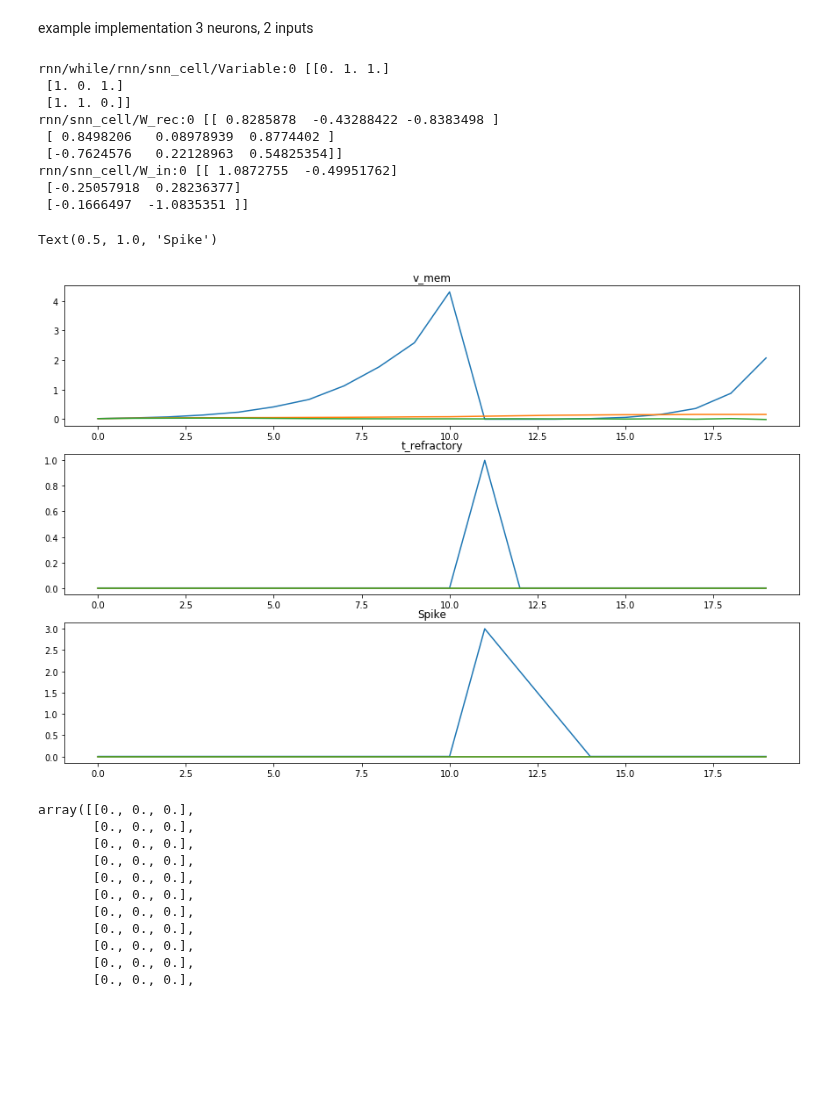
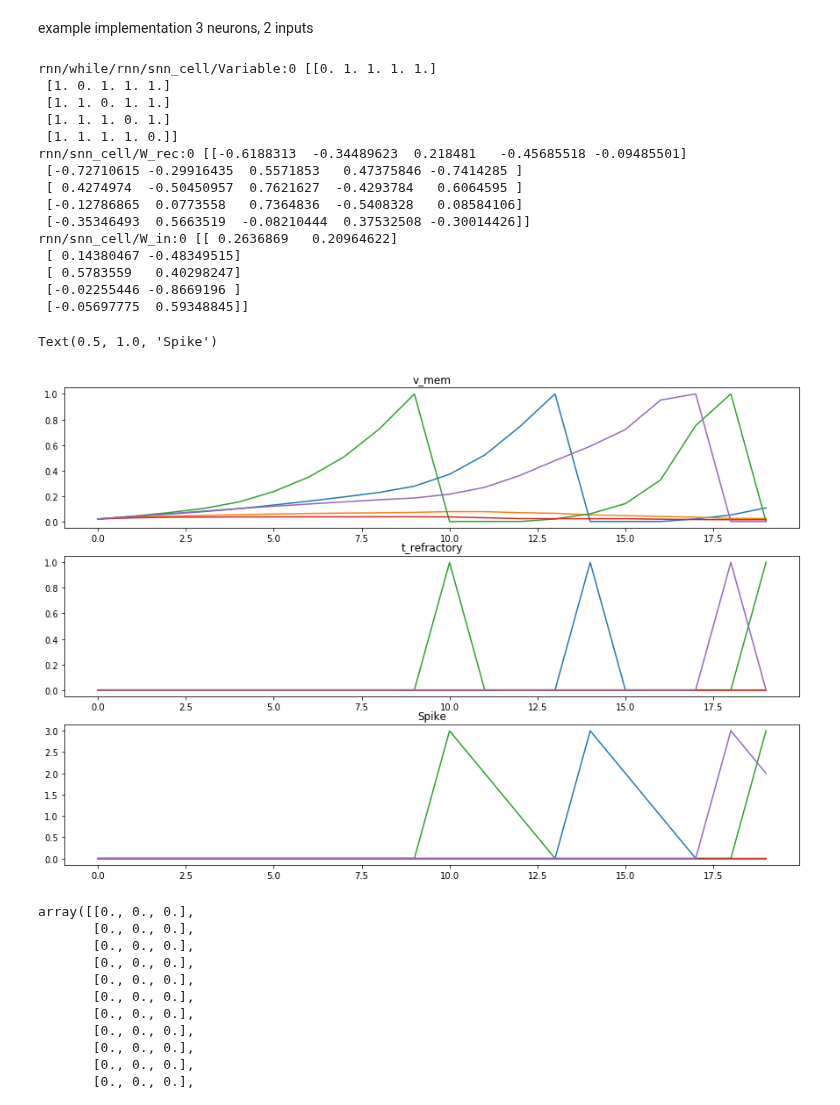
Before and after one commit to eghbalhosseini/KeRNL, a Jupyter notebook: spiking_rnn_cell.ipynb, the cells around one changed output. Cells and saved outputs as stored; diff of their text form; code cells hidden in the pictures; blank space fills up the shorter version.

```diff
--- a/spiking_rnn_cell.ipynb
+++ b/spiking_rnn_cell.ipynb
@@ -284,7 +284,7 @@ class SNNCell(tf.contrib.rnn.RNNCell):
     eligilible_update=tf.cast(tf.equal(t_reset_new,0.0),tf.float32)
         # update voltage
     dV_op=tf.multiply(eligilible_update,tf.divide(tf.subtract(I_input,v_update),self.tau_m))
-    v_mem_new=tf.add(v_update,tf.multiply(dV_op,self.dt))
+    v_mem_new=tf.clip_by_value(tf.add(v_update,tf.multiply(dV_op,self.dt)),0,self.v_theta)
 
     ## return variables
 
@@ -343,48 +343,54 @@ example implementation 3 neurons, 2 inputs
 batch_size = 1
 sequence_length = 20
 num_inputs = 2
-num_units=3
+num_units=5
 #shape=(2, 5, 2)
 input_spikes=np.random.randint(2,size=[batch_size,sequence_length,num_inputs])
 #input_spikes=np.ones([batch_size,sequence_length,num_inputs])
 
 tf.reset_default_graph()
 
 tf_input_values = tf.constant(input_spikes, dtype=tf.float32)
 SNN_cell = SNNCell(num_units=num_units,state_is_tuple=True,output_is_tuple=True,num_inputs=num_inputs,tau_s=100.0)
 outputs, state = tf.nn.dynamic_rnn(cell=SNN_cell, dtype=tf.float32, inputs=tf_input_values)
 
 cell_outputs=[]
 with tf.Session() as sess:
     sess.run(tf.global_variables_initializer())
     output_run , state_run = sess.run([outputs, state])
 
     variables_names =[v.name for v in tf.global_variables()]
     values = sess.run(variables_names)
     for k,v in zip(variables_names, values):
         print(k, v)
 plt.figure(figsize=[15,10])
 ax=plt.subplot(3,1,1)
 ax.plot(output_run.v_mem.squeeze(axis=0))
 ax.set_title('v_mem')
 ax=plt.subplot(3,1,2)
 ax.plot(output_run.spike.squeeze(axis=0))
 ax.set_title('t_refractory')
 ax=plt.subplot(3,1,3)
 ax.plot(output_run.t_reset.squeeze(axis=0))
 ax.set_title('Spike')
 # %% [output]
-rnn/while/rnn/snn_cell/Variable:0 [[0. 1. 1.]
- [1. 0. 1.]
- [1. 1. 0.]]
-rnn/snn_cell/W_rec:0 [[ 0.8285878  -0.43288422 -0.8383498 ]
- [ 0.8498206   0.08978939  0.8774402 ]
- [-0.7624576   0.22128963  0.54825354]]
-rnn/snn_cell/W_in:0 [[ 1.0872755  -0.49951762]
- [-0.25057918  0.28236377]
- [-0.1666497  -1.0835351 ]]
+rnn/while/rnn/snn_cell/Variable:0 [[0. 1. 1. 1. 1.]
+ [1. 0. 1. 1. 1.]
+ [1. 1. 0. 1. 1.]
+ [1. 1. 1. 0. 1.]
+ [1. 1. 1. 1. 0.]]
+rnn/snn_cell/W_rec:0 [[-0.6188313  -0.34489623  0.218481   -0.45685518 -0.09485501]
+ [-0.72710615 -0.29916435  0.5571853   0.47375846 -0.7414285 ]
+ [ 0.4274974  -0.50450957  0.7621627  -0.4293784   0.6064595 ]
+ [-0.12786865  0.0773558   0.7364836  -0.5408328   0.08584106]
+ [-0.35346493  0.5663519  -0.08210444  0.37532508 -0.30014426]]
+rnn/snn_cell/W_in:0 [[ 0.2636869   0.20964622]
+ [ 0.14380467 -0.48349515]
+ [ 0.5783559   0.40298247]
+ [-0.02255446 -0.8669196 ]
+ [-0.05697775  0.59348845]]
 Text(0.5, 1.0, 'Spike')
-[figure, old version]
+[figure, new version]
 # %%
 output_run.spike.squeeze(axis=0)
 # %% [output]
```
Also changed, not shown: parts of 1 cell of this notebook, 2 other files.
